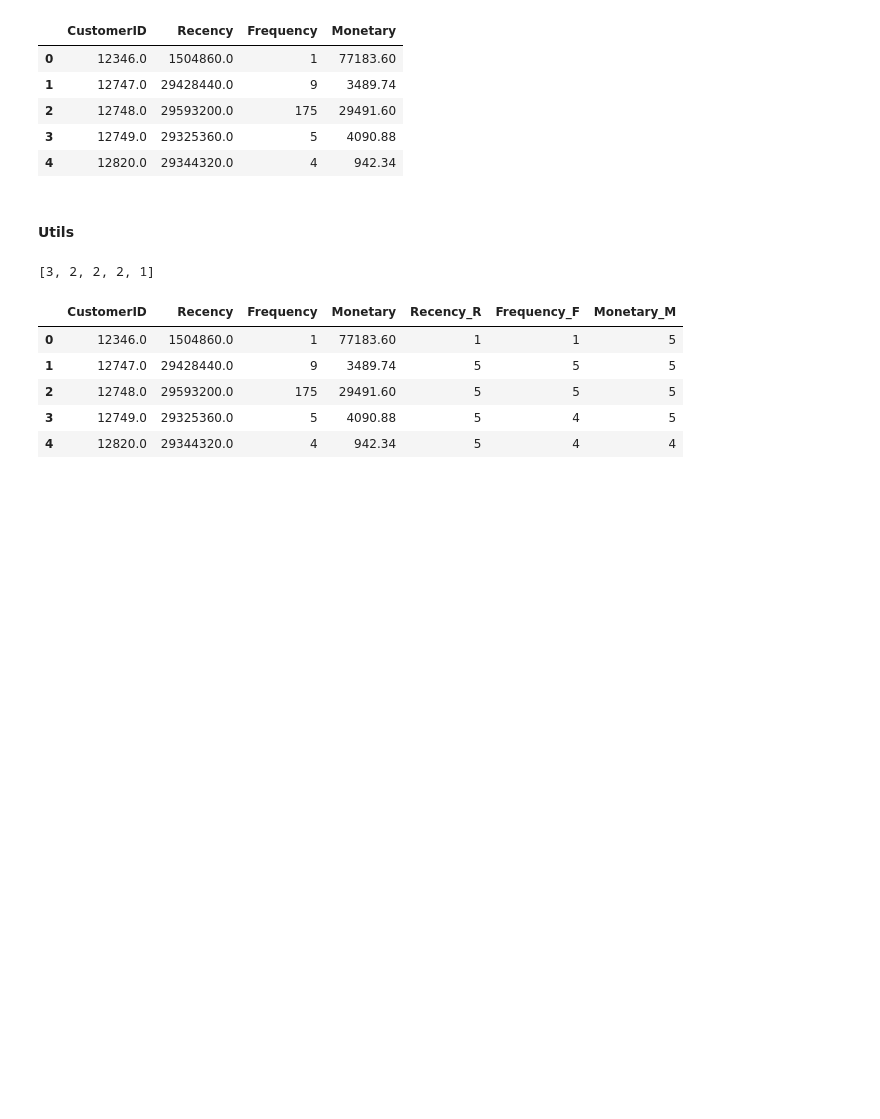
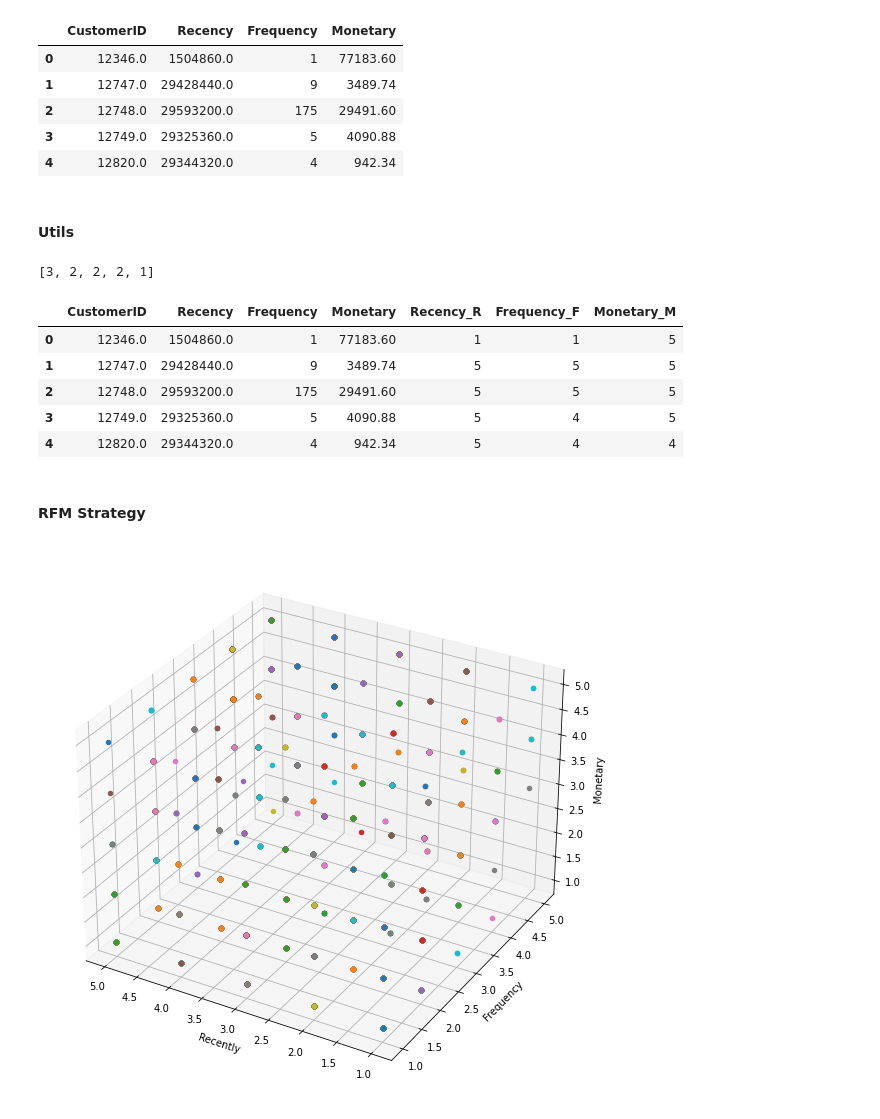
Before and after one commit to formegusto/RFM-for-HR, a Jupyter notebook: RFM Model Example.ipynb, the cells around one changed output. Cells and saved outputs as stored; diff of their text form; code cells hidden in the pictures; blank space fills up the shorter version.

Commit message:
rfm strategy

```diff
--- a/RFM Model Example.ipynb
+++ b/RFM Model Example.ipynb
@@ -228,3 +235,24 @@ result.head()
 | 2 | 12748.0 | 29593200.0 | 175 | 29491.60 | 5 | 5 | 5 |
 | 3 | 12749.0 | 29325360.0 | 5 | 4090.88 | 5 | 4 | 5 |
 | 4 | 12820.0 | 29344320.0 | 4 | 942.34 | 5 | 4 | 4 |
+# %% [markdown]
+#### RFM Strategy
+# %%
+import matplotlib.pyplot as plt
+
+fig = plt.figure(figsize=(10,10))
+ax = fig.add_subplot(projection='3d')
+
+# x - Recently, y - Frequency, z - Monetary
+for idx, row in result.iterrows():
+    r,f,m = row[-3:]
+    ax.scatter(r,f,m)
+
+ax.invert_xaxis()
+ax.set_xlabel('Recently')
+ax.set_ylabel('Frequency')
+ax.set_zlabel('Monetary')
+
+plt.show()
+# %% [output]
+[figure, added]
```
Also changed, not shown: parts of 1 cell of this notebook, 1 other file.
